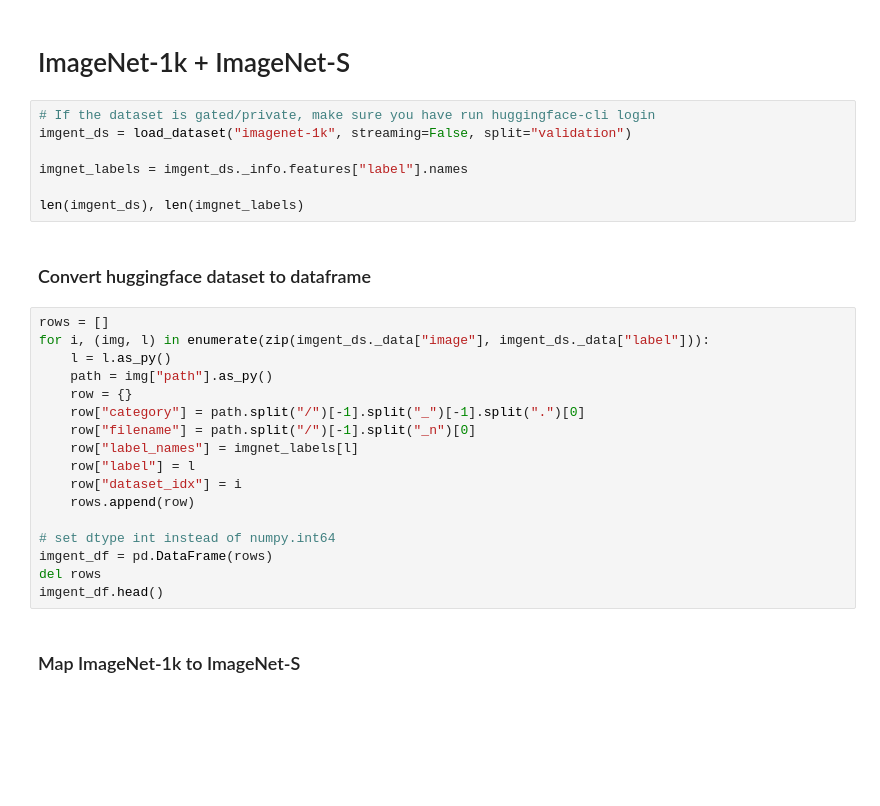
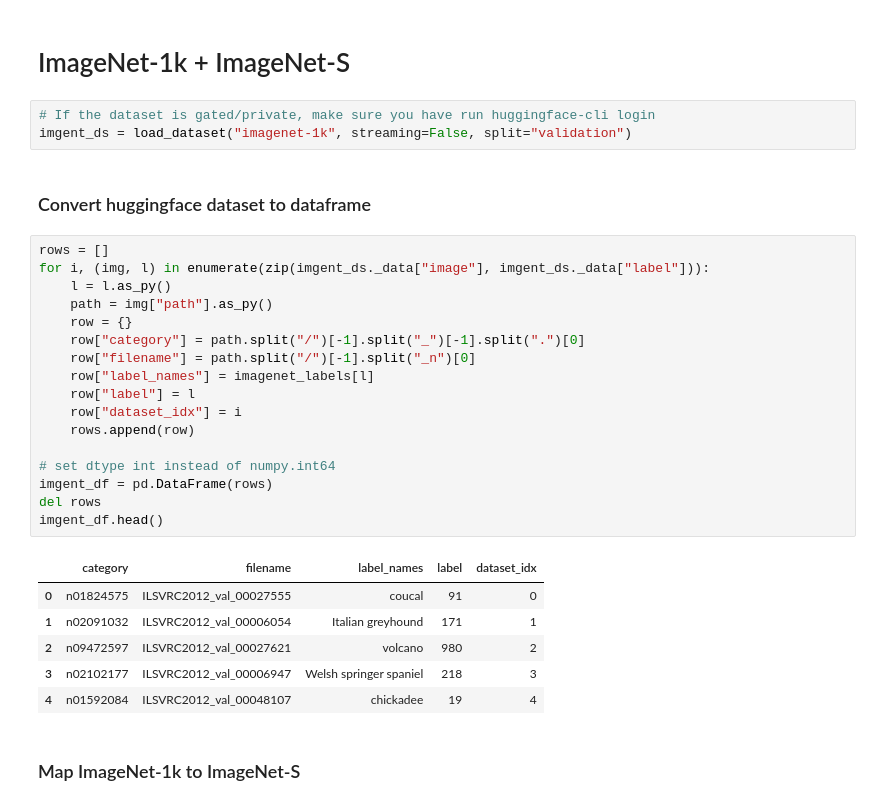
Before and after one commit to karray/LFAM, a Jupyter notebook: EvaluationLaFAM.ipynb, the cells around one changed output. Cells and saved outputs as stored; diff of their text form; blank space fills up the shorter version.

```diff
--- a/EvaluationLaFAM.ipynb
+++ b/EvaluationLaFAM.ipynb
@@ -119,29 +166,32 @@ swav_layer4.eval().to(device);
 # %%
 # If the dataset is gated/private, make sure you have run huggingface-cli login
 imgent_ds = load_dataset("imagenet-1k", streaming=False, split="validation")
-
-imgnet_labels = imgent_ds._info.features["label"].names
-
-len(imgent_ds), len(imgnet_labels)
 # %% [markdown]
 ### Convert huggingface dataset to dataframe
 # %%
 rows = []
 for i, (img, l) in enumerate(zip(imgent_ds._data["image"], imgent_ds._data["label"])):
     l = l.as_py()
     path = img["path"].as_py()
     row = {}
     row["category"] = path.split("/")[-1].split("_")[-1].split(".")[0]
     row["filename"] = path.split("/")[-1].split("_n")[0]
-    row["label_names"] = imgnet_labels[l]
+    row["label_names"] = imagenet_labels[l]
     row["label"] = l
     row["dataset_idx"] = i
     rows.append(row)
 
 # set dtype int instead of numpy.int64
 imgent_df = pd.DataFrame(rows)
 del rows
 imgent_df.head()
+# %% [output]
+|  | category | filename | label_names | label | dataset_idx |
+| 0 | n01824575 | ILSVRC2012_val_00027555 | coucal | 91 | 0 |
+| 1 | n02091032 | ILSVRC2012_val_00006054 | Italian greyhound | 171 | 1 |
+| 2 | n09472597 | ILSVRC2012_val_00027621 | volcano | 980 | 2 |
+| 3 | n02102177 | ILSVRC2012_val_00006947 | Welsh springer spaniel | 218 | 3 |
+| 4 | n01592084 | ILSVRC2012_val_00048107 | chickadee | 19 | 4 |
 # %% [markdown]
 ### Map ImageNet-1k to ImageNet-S
 # %%
```
Also changed, not shown: parts of 19 cells of this notebook, 2 other files.
